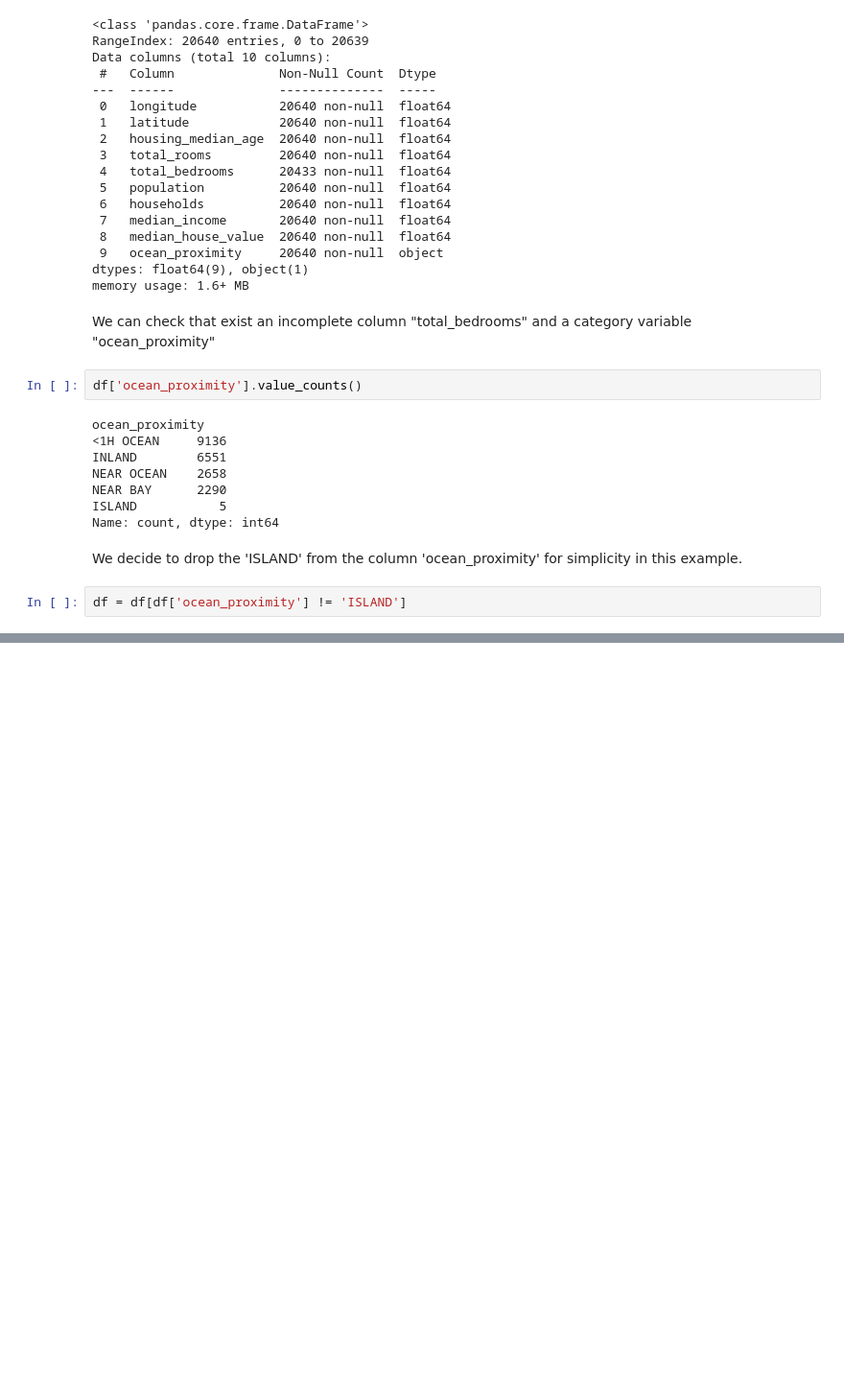
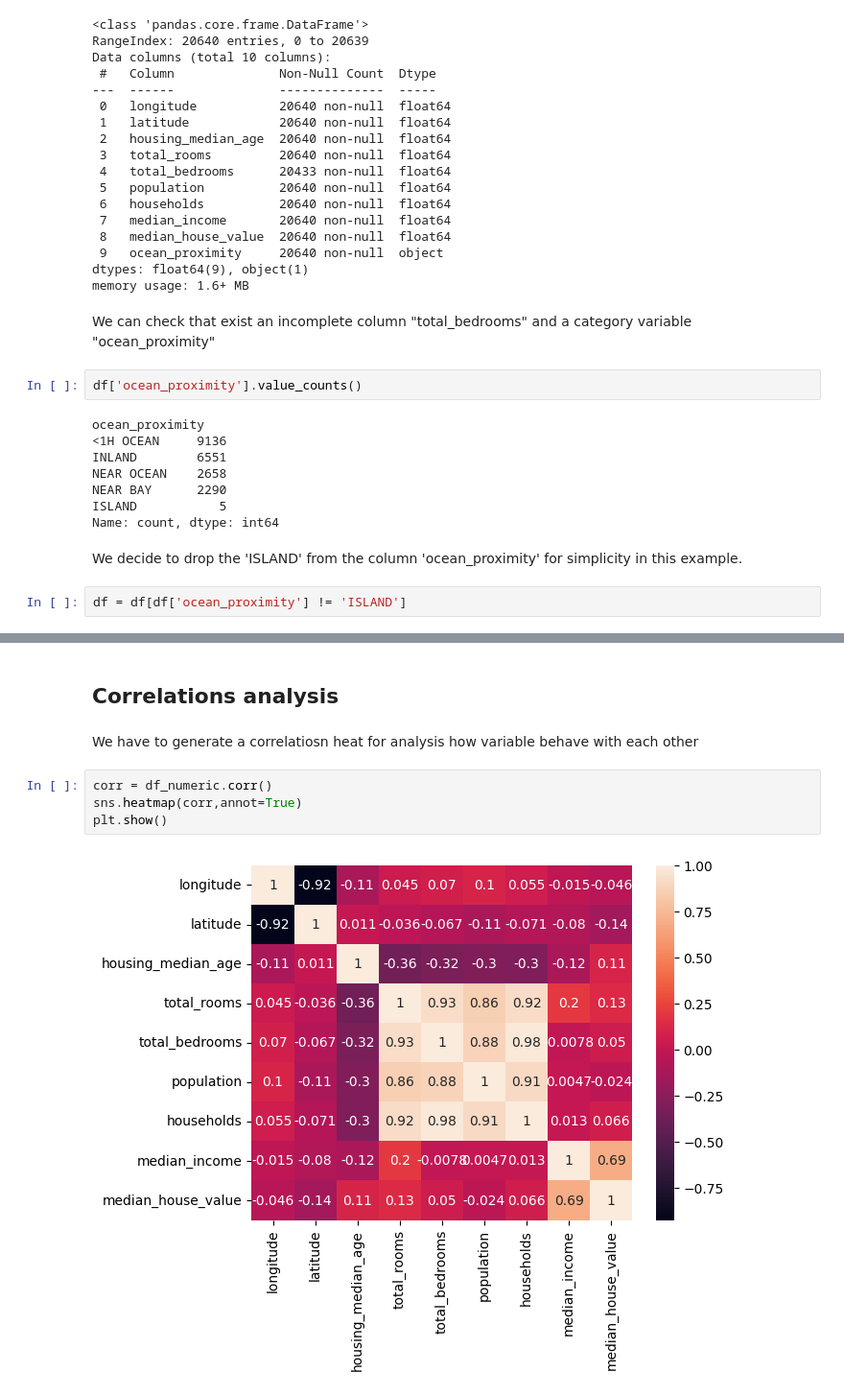
Before and after one commit to psilvac/house_price_project, a Jupyter notebook: notebooks/exploratory_analysis.ipynb, the cells around one changed output, grey strips where cells are left out. Shown at 96% size. Drawn from its saved outputs; the diff is of its cells as text; blank space fills up the shorter version.

Commit message:
correlations update

```diff
--- a/notebooks/exploratory_analysis.ipynb
+++ b/notebooks/exploratory_analysis.ipynb
@@ -143,0 +138,10 @@ Now we have to split the data in train_data and valid_data
+# %% [markdown]
+## Correlations analysis
+# %% [markdown]
+We have to generate a correlatiosn heat for analysis how variable behave with each other
+# %%
+corr = df_numeric.corr()
+sns.heatmap(corr,annot=True)
+plt.show()
+# %% [output]
+[figure, added]
```
Also changed, not shown: parts of 20 cells of this notebook.
